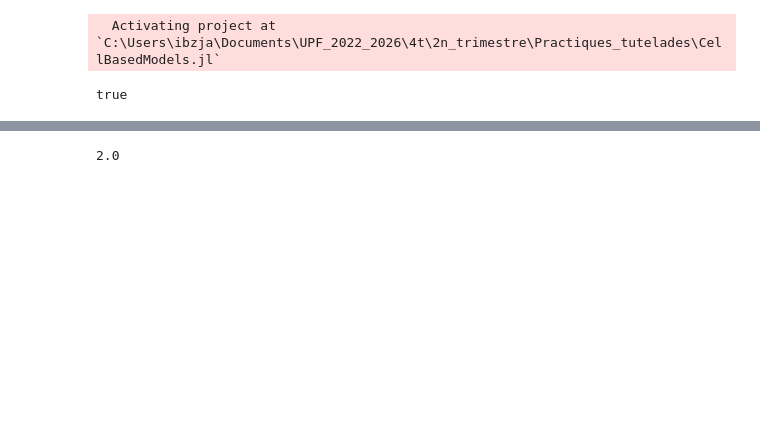
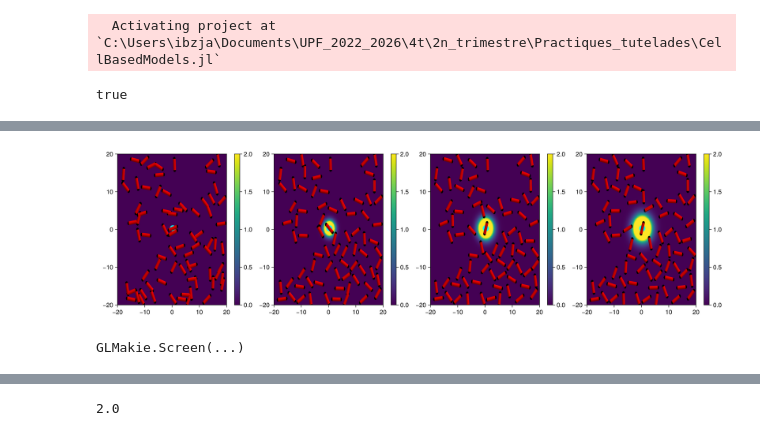
Before and after one commit to jmarib/CellBasedModels.jl, a Jupyter notebook: examples/chemorepellant_agent.ipynb, the cells around one changed output, grey strips where cells are left out. Saved outputs shown, nothing was run; the diff lists cells and outputs as text; code cells hidden in the pictures; blank space fills up the shorter version.

Commit message:
agents_sources

```diff
--- a/examples/chemorepellant_agent.ipynb
+++ b/examples/chemorepellant_agent.ipynb
@@ -14,0 +279,50 @@ true
+# %%
+fig = Figure(size=(1800, 400))
+
+for (j,i) in enumerate(1:round(Int,length(com_2)/4):length(com_2))
+    begin
+        d = getParameter(com_2, [:x,:y,:d,:l,:theta,:pressure,:mm, :isSource])
+
+        ax = Axis(fig[1,2*j-1])
+
+        m = heatmap!(ax,
+                range(com_2.simBox[1,1],com_2.simBox[1,2],length=size(com_2.mm)[1]),
+                range(com_2.simBox[2,1],com_2.simBox[2,2],length=size(com_2.mm)[1]),
+                d[:mm][i],
+                colorrange=(0,2.)
+        )
+
+        xlims!(com_2.simBox[1,:]...)
+        ylims!(com_2.simBox[2,:]...)
+
+        src = findall(d[:isSource][i])
+        scatter!(
+            ax,
+            d[:x][i][src],
+            d[:y][i][src],
+            color = :cyan,
+            markersize = 20
+        )
+
+        x = Observable(d[:x][i])
+        y = Observable(d[:y][i])
+        xs1 = Observable(d[:x][i]+d[:l][i]./2 .*cos.(d[:theta][i]))
+        ys1 = Observable(d[:y][i]+d[:l][i]./2 .*sin.(d[:theta][i]))
+        xs2 = Observable(d[:x][i]-d[:l][i]./2 .*cos.(d[:theta][i]))
+        ys2 = Observable(d[:y][i]-d[:l][i]./2 .*sin.(d[:theta][i]))
+        ms = Observable([Point3f(i/2,i/2,0) for i in d[:d][i]])
+        mc = Observable([Point3f(ll,dd/2,dd/2) for (ll,dd) in zip(d[:l][i],d[:d][i])])
+        theta = Observable(d[:theta][i])
+
+        plotRods2D!(ax,x,y,xs1,ys1,xs2,ys2,ms,mc,theta,color=:red)
+
+        Colorbar(fig[1,2*j],m)
+
+
+    end
+end
+
+display(fig)
+# %% [output]
+[figure, added]
+GLMakie.Screen(...)
```
Also changed, not shown: parts of 11 cells of this notebook, 3 other files.
